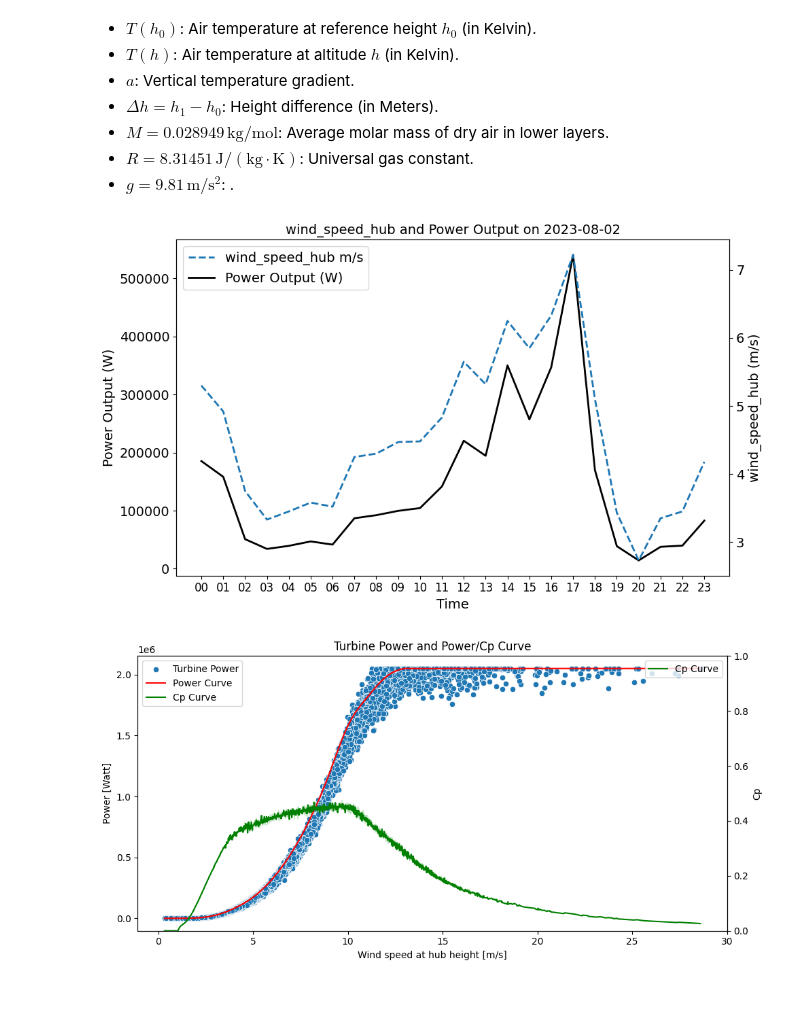
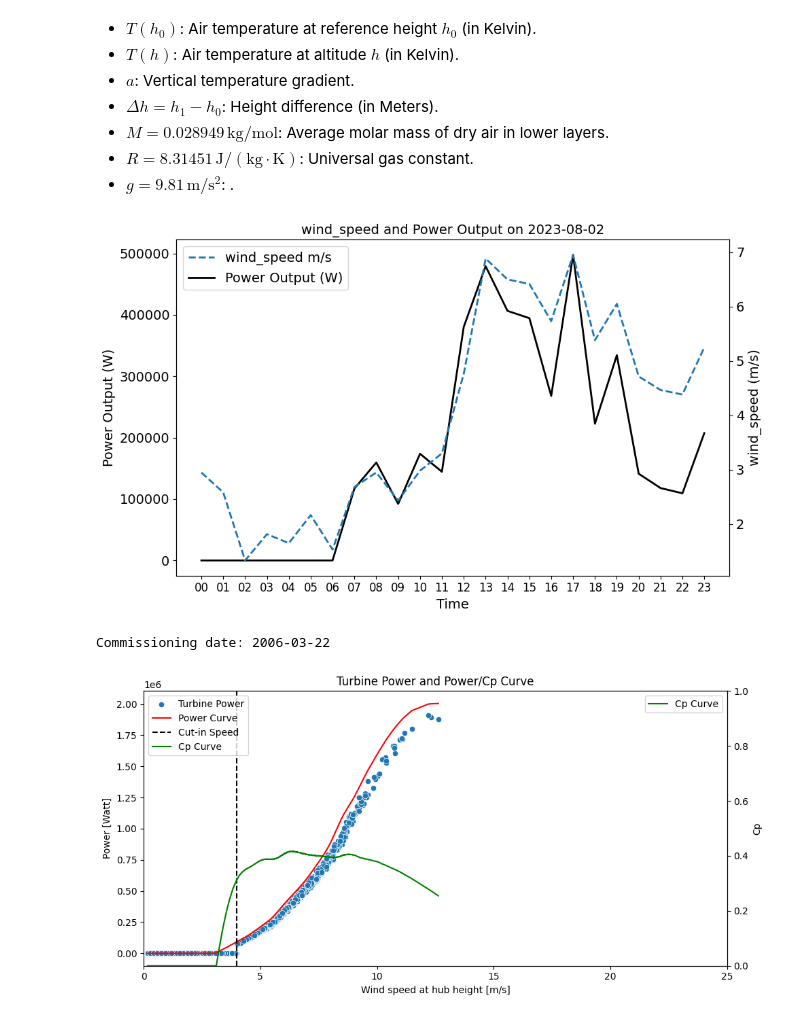
Before and after one commit to vikwal/synthetic_re_data_generation, a Jupyter notebook: generate_wind.ipynb, the cells around one changed output. Cells and saved outputs as stored; diff of their text form; code cells hidden in the pictures.

```diff
--- a/generate_wind.ipynb
+++ b/generate_wind.ipynb
@@ -34,7 +34,7 @@ params = config['wind_params']
 
 _, wind_features = clean_data.relevant_features(features=features)
 # %%
-station_id = '00596'
+station_id = '00161'
 file = f'Station_{station_id}.csv'
 w_vert_file = f'w_vert_{station_id}.csv'
 
@@ -48,7 +48,14 @@ w_vert = pd.read_csv(os.path.join(w_vert_dir, w_vert_file), delimiter=",")
 w_vert['timestamp'] = pd.to_datetime(w_vert['timestamp'], utc=True)
 w_vert.set_index('timestamp', inplace=True)
 w_vert = w_vert.resample('1H', closed='left', label='left', origin='start').mean()
-data = pd.merge(data, w_vert, left_index=True, right_index=True, how='inner')
+#data = pd.merge(data, w_vert, left_index=True, right_index=True, how='inner')
+data = pd.merge_asof(
+    data,
+    w_vert,
+    left_index=True,
+    right_index=True,
+    direction='backward',         # wähle den letzten bekannten Wert
+)
 # %%
 data.info()
 # %% [output]
@@ -73,7 +80,7 @@ power_curves, cp_curves, specs = generate_wind.get_turbines(turbine_path=turbine
                                                         specs_path=specs_path,
                                                         params=params)
 # %%
-turbine_nr = 1
+turbine_nr = 3
 turbine = params['turbines'][turbine_nr] # remove [[0]] for several turbines
 rotor_diameter = specs[turbine]['diameter']
 hub_height = specs[turbine]['height']
@@ -444,34 +448,40 @@ plot_power_and_feature(data=df,
                         feature=feature,
                         power=df[features['power']['name']])
 # %% [output]
-[figure, old version]
+[figure, new version]
 # %%
 fig, ax1 = plt.subplots(figsize=(10, 5))
 
-sns.scatterplot(x=df[features['wind_speed_hub']['name']], y=df[features['power']['name']], label='Turbine Power', ax=ax1)
-sns.lineplot(x=df[features['wind_speed_hub']['name']], y=power_curve, color='red', label='Power Curve', ax=ax1)
+print(f'Commissioning date: {commissioning_date}')
+
+sns.scatterplot(x=df['wind_speed_hub'], y=df['power'], label='Turbine Power', ax=ax1)
+sns.lineplot(x=df['wind_speed_hub'], y=power_curve, color='red', label='Power Curve', ax=ax1)
 
 ax1.set_xlabel('Wind speed at hub height [m/s]')
 ax1.set_ylabel('Power [Watt]', color='black')
 ax1.tick_params(axis='y', labelcolor='black')
+# vertical line at cut-in speed
+ax1.axvline(x=cut_in, color='black', linestyle='--', label='Cut-in Speed')
+ax1.set_xlim(0, 25)
 
 ax2 = ax1.twinx()
 
-sns.lineplot(x=df[features['wind_speed_hub']['name']], y=Cp, color='green', label='Cp Curve', ax=ax2)
+sns.lineplot(x=df['wind_speed_hub'], y=Cp, color='green', label='Cp Curve', ax=ax2)
 
 ax2.set_ylabel('Cp')
 ax2.tick_params(axis='y')
 ax2.set_ylim(0, 1)
 
 # 5. Legenden kombinieren (optional, aber empfohlen für Übersichtlichkeit)
 # Holen Sie die Handles (Linien/Punkte) und Labels von beiden Achsen
 h1, l1 = ax1.get_legend_handles_labels()
 h2, l2 = ax2.get_legend_handles_labels()
 # Kombinieren Sie sie und zeigen Sie eine gemeinsame Legende an
 # (loc='best' versucht, den besten Ort zu finden)
 ax1.legend(h1 + h2, l1 + l2, loc='upper left') # Passen Sie 'loc' nach Bedarf an
 plt.title('Turbine Power and Power/Cp Curve')
 fig.tight_layout()
 plt.show()
 # %% [output]
+Commissioning date: 2006-03-22
-[figure, old version]
+[figure, new version]
```
Also changed, not shown: parts of 7 cells of this notebook, 2 other files.
